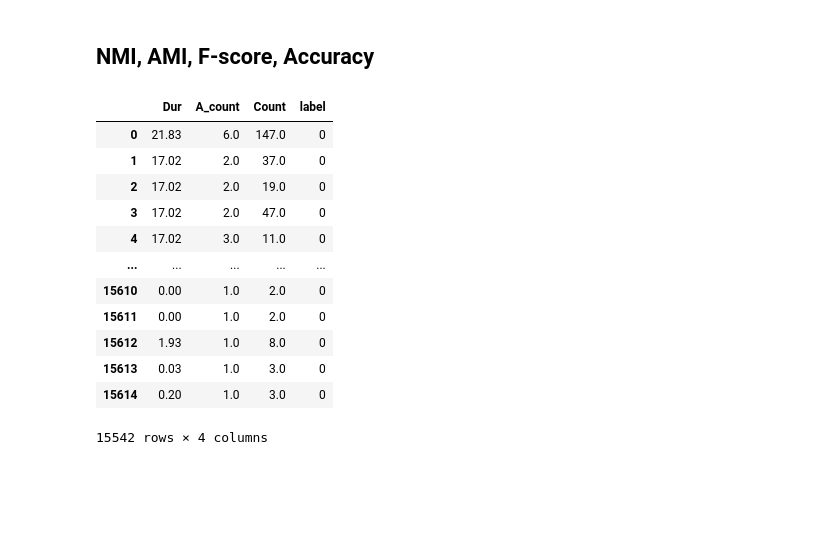
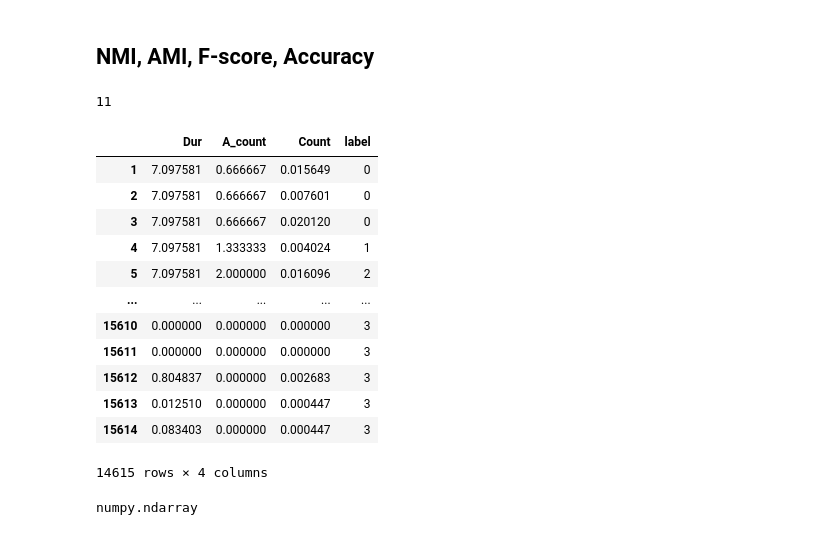
Before and after one commit to RickH-Arch/MEIRL-GAIL-Behavior-Cloning, a Jupyter notebook: wifi_track_data/wifi_track_data_clean_advanced.ipynb, the cells around one changed output. Drawn from its saved outputs; the diff is of its cells as text; code cells hidden in the pictures; blank space fills up the shorter version.

```diff
--- a/wifi_track_data/wifi_track_data_clean_advanced.ipynb
+++ b/wifi_track_data/wifi_track_data_clean_advanced.ipynb
@@ -246,0 +234,13 @@ df_cluster
+# %%
+df_cluster = df_sta.reindex(columns = ['Dur','A_count','Count'])
+df_cluster.Dur = utils.Normalize_arr(df_cluster.Dur)*10
+df_cluster.A_count = utils.Normalize_arr(df_cluster.A_count)*10
+df_cluster.Count = utils.Normalize_arr(df_cluster.Count)*10
+
+#create array cluster for dbcv evaluation
+arr_cluster = []
+for index,row in df_cluster.iterrows():
+    arr_cluster.append([row[0],row[1],row[2]])
+arr_cluster = np.array(arr_cluster)
+
+df_cluster
@@ -439,23 +471,29 @@ fig.show()
 # %% [markdown]
 ## NMI, AMI, F-score, Accuracy
 # %%
-dbscan = DBSCAN(eps=76, min_samples=5)
+dbscan = DBSCAN(eps=0.4, min_samples=30)
 cluster = dbscan.fit(df_cluster)
+len(set(cluster.labels_))
+# %% [output]
+11
 # %%
-set(cluster.labels_)
 df_result = EliminateNoise(df_cluster,cluster.labels_)
 df_result
 # %% [output]
 |  | Dur | A_count | Count | label |
-| 0 | 21.83 | 6.0 | 147.0 | 0 |
-| 1 | 17.02 | 2.0 | 37.0 | 0 |
-| 2 | 17.02 | 2.0 | 19.0 | 0 |
-| 3 | 17.02 | 2.0 | 47.0 | 0 |
-| 4 | 17.02 | 3.0 | 11.0 | 0 |
+| 1 | 7.097581 | 0.666667 | 0.015649 | 0 |
+| 2 | 7.097581 | 0.666667 | 0.007601 | 0 |
+| 3 | 7.097581 | 0.666667 | 0.020120 | 0 |
+| 4 | 7.097581 | 1.333333 | 0.004024 | 1 |
+| 5 | 7.097581 | 2.000000 | 0.016096 | 2 |
 | ... | ... | ... | ... | ... |
-| 15610 | 0.00 | 1.0 | 2.0 | 0 |
-| 15611 | 0.00 | 1.0 | 2.0 | 0 |
-| 15612 | 1.93 | 1.0 | 8.0 | 0 |
-| 15613 | 0.03 | 1.0 | 3.0 | 0 |
-| 15614 | 0.20 | 1.0 | 3.0 | 0 |
+| 15610 | 0.000000 | 0.000000 | 0.000000 | 3 |
+| 15611 | 0.000000 | 0.000000 | 0.000000 | 3 |
+| 15612 | 0.804837 | 0.000000 | 0.002683 | 3 |
+| 15613 | 0.012510 | 0.000000 | 0.000447 | 3 |
+| 15614 | 0.083403 | 0.000000 | 0.000447 | 3 |
-15542 rows × 4 columns
+14615 rows × 4 columns
+# %%
+type(np.array(df_result.label))
+# %% [output]
+numpy.ndarray
```
Also changed, not shown: parts of 23 cells of this notebook, 2 other files.
